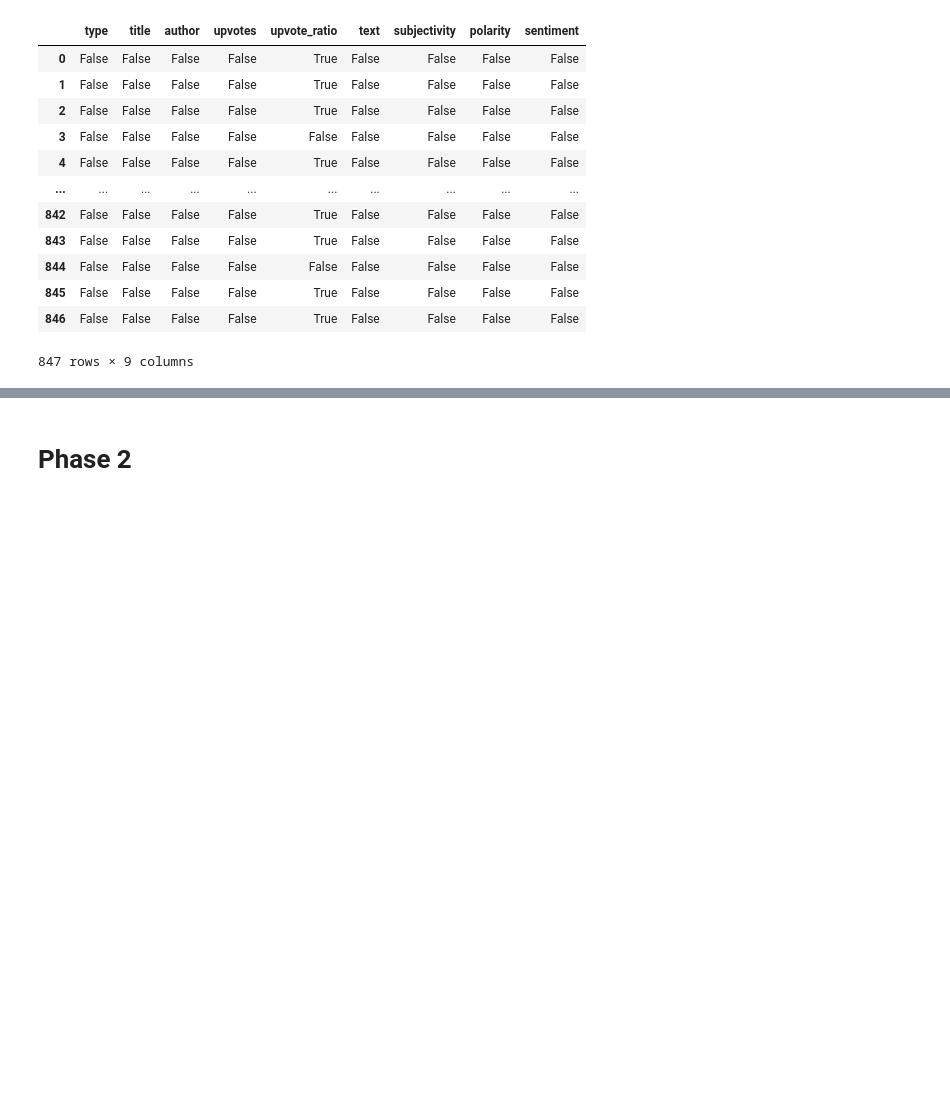
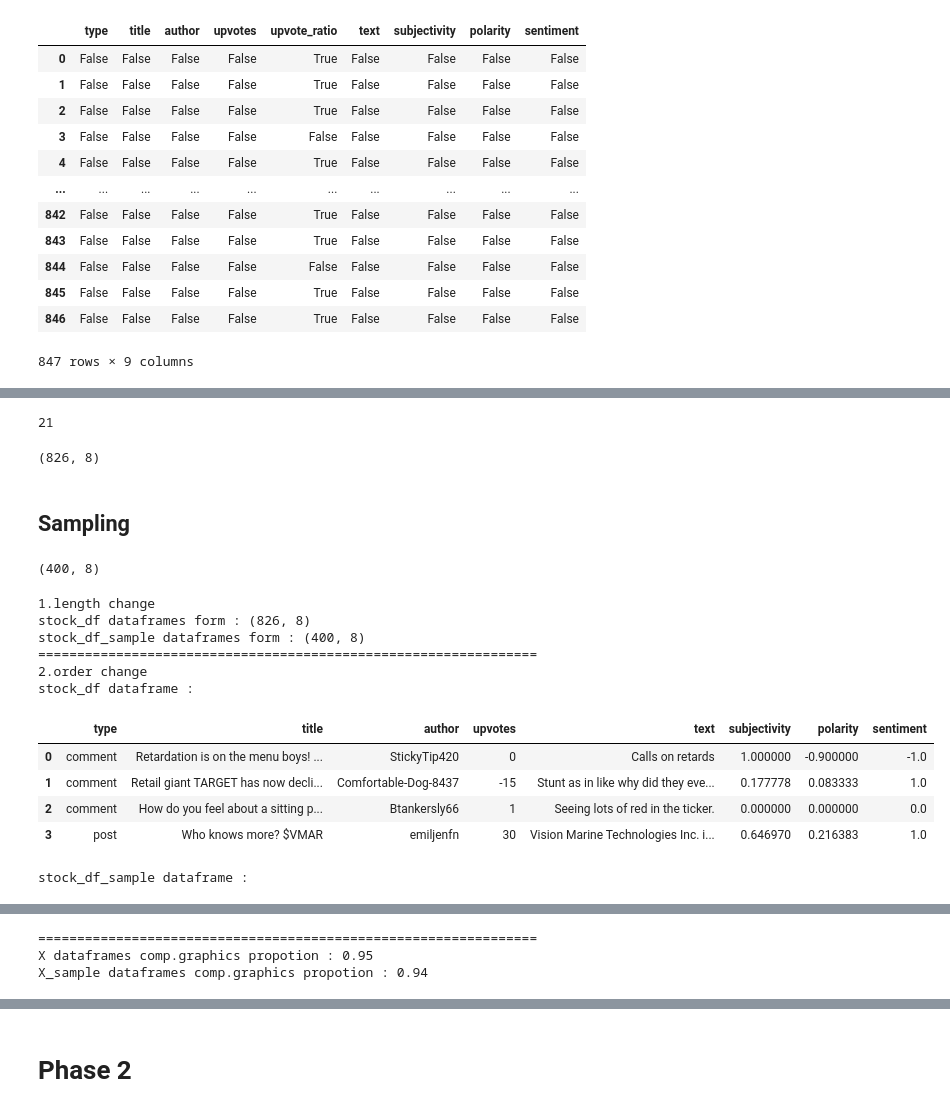
Before and after one commit to jungswork/DM2025-Lab1-Exercise, a Jupyter notebook: DM2025-Lab1-Homework.ipynb, the cells around one changed output, grey strips where cells are left out. Drawn from its saved outputs; the diff is of its cells as text; code cells hidden in the pictures; blank space fills up the shorter version.

Commit message:
finish exercise 11 in homework

```diff
--- a/DM2025-Lab1-Homework.ipynb
+++ b/DM2025-Lab1-Homework.ipynb
@@ -343,0 +402,76 @@ stock_df.isnull.apply(lambda x: dmh.check_missing_value(x))
+# %%
+#檢查是否有duplicate data
+sum(stock_df.duplicated())
+# %% [output]
+21
+# %%
+#清除duplicate data
+stock_df.drop_duplicates(keep= 'first', inplace= True) #保留第1筆重複的資料並直接更動stock_df，與 master 不同此處重複的資料可用而非dummy_data
+
+#check
+stock_df.shape #清除 11 筆 duplicate data
+# %% [output]
+(826, 8)
+# %% [markdown]
+## Sampling
+# %%
+# 取 400 筆資料做 sample(固定隨機資料使其可重現)
+stock_df_sample = stock_df.sample(n = 400, random_state= 42)
+
+stock_df_sample.shape
+# %% [output]
+(400, 8)
+# %%
+# practice exercise 6
+# first difference : 採用取樣使資料數不相同，原先資料數量為 826 筆，經由sample function 隨機抽取 400 筆資料
+print("1.length change")
+
+#檢視 stock_df dataframe 欄位
+print(f"stock_df dataframes form : {stock_df.shape}")
+
+#檢視 stock_df_sample dataframe 欄位
+print(f"stock_df_sample dataframes form : {stock_df_sample.shape}")
+
+print("================================================================")
+
+
+# second difference : 抽區資料為隨機，故原先的資料順序將不同
+print("2.order change")
+
+#展示 stock_df 的前4筆資料
+print("stock_df dataframe :")
+display(stock_df[0:4])
+
+#展示 stock_df_sample 的前4筆資料
+print("stock_df_sample dataframe :")
+display(stock_df_sample[0:4])
+
+print("================================================================")
+
+
+# third difference : 抽樣比例可能不同
+
+#計算 X 及 X_sample 的總資料數
+stock_df_data_num = len(stock_df)
+stock_df_sample_data_num = len(stock_df_sample)
+
+#計算 stock_df 及 stock_df_sample 中 type == comment的資料數
+comment_data_num_in_stock_df = len(stock_df[stock_df["type"] == "comment"])
+comment_data_num_in_stock_df_sample = len(stock_df_sample[stock_df_sample["type"] == "comment"])
+
+#求取比例(球到小數點第二位)
+print(f"X dataframes comp.graphics propotion : {comment_data_num_in_stock_df/stock_df_data_num:.2f}")
+print(f"X_sample dataframes comp.graphics propotion : {comment_data_num_in_stock_df_sample/stock_df_sample_data_num:.2f}")
+# %% [output]
+1.length change
+stock_df dataframes form : (826, 8)
+stock_df_sample dataframes form : (400, 8)
+================================================================
+2.order change
+stock_df dataframe :
+|  | type | title | author | upvotes | text | subjectivity | polarity | sentiment |
+| 0 | comment | Retardation is on the menu boys! ... | StickyTip420 | 0 | Calls on retards | 1.000000 | -0.900000 | -1.0 |
+| 1 | comment | Retail giant TARGET has now decli... | Comfortable-Dog-8437 | -15 | Stunt as in like why did they eve... | 0.177778 | 0.083333 | 1.0 |
+| 2 | comment | How do you feel about a sitting p... | Btankersly66 | 1 | Seeing lots of red in the ticker. | 0.000000 | 0.000000 | 0.0 |
+| 3 | post | Who knows more? $VMAR | emiljenfn | 30 | Vision Marine Technologies Inc. i... | 0.646970 | 0.216383 | 1.0 |
+stock_df_sample dataframe :
@@ -343,0 +483,3 @@ stock_df.isnull.apply(lambda x: dmh.check_missing_value(x))
+================================================================
+X dataframes comp.graphics propotion : 0.95
+X_sample dataframes comp.graphics propotion : 0.94
```
Also changed, not shown: parts of 21 cells of this notebook.
